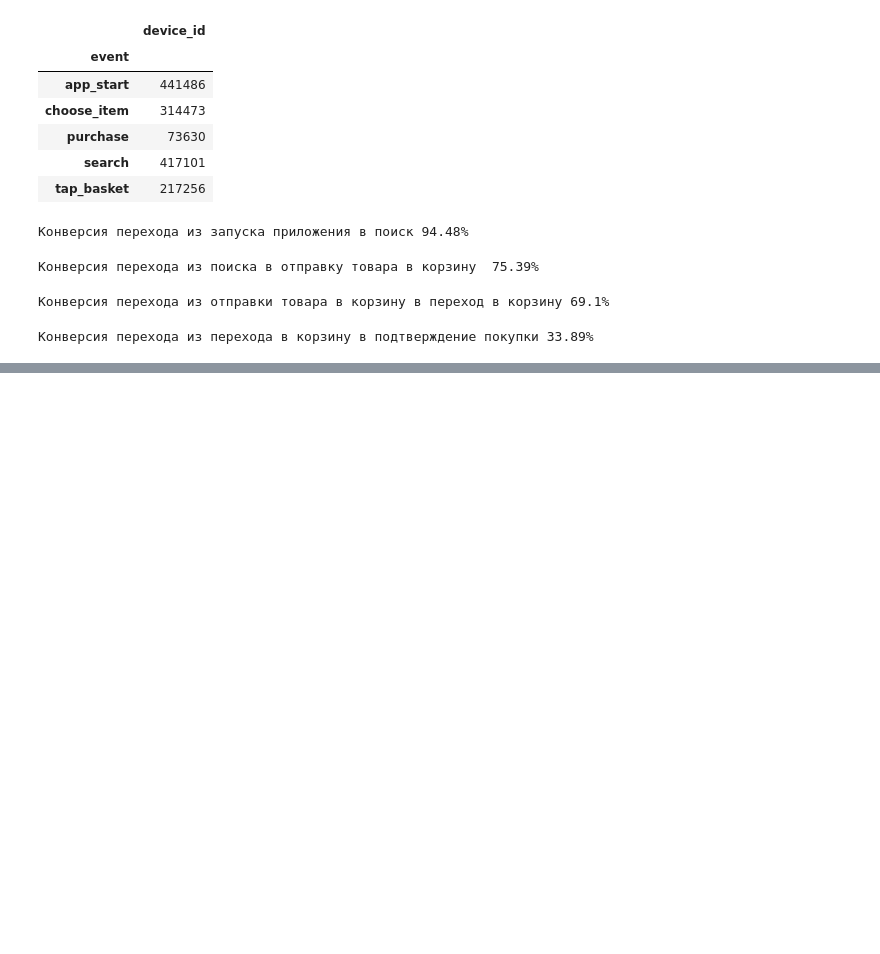
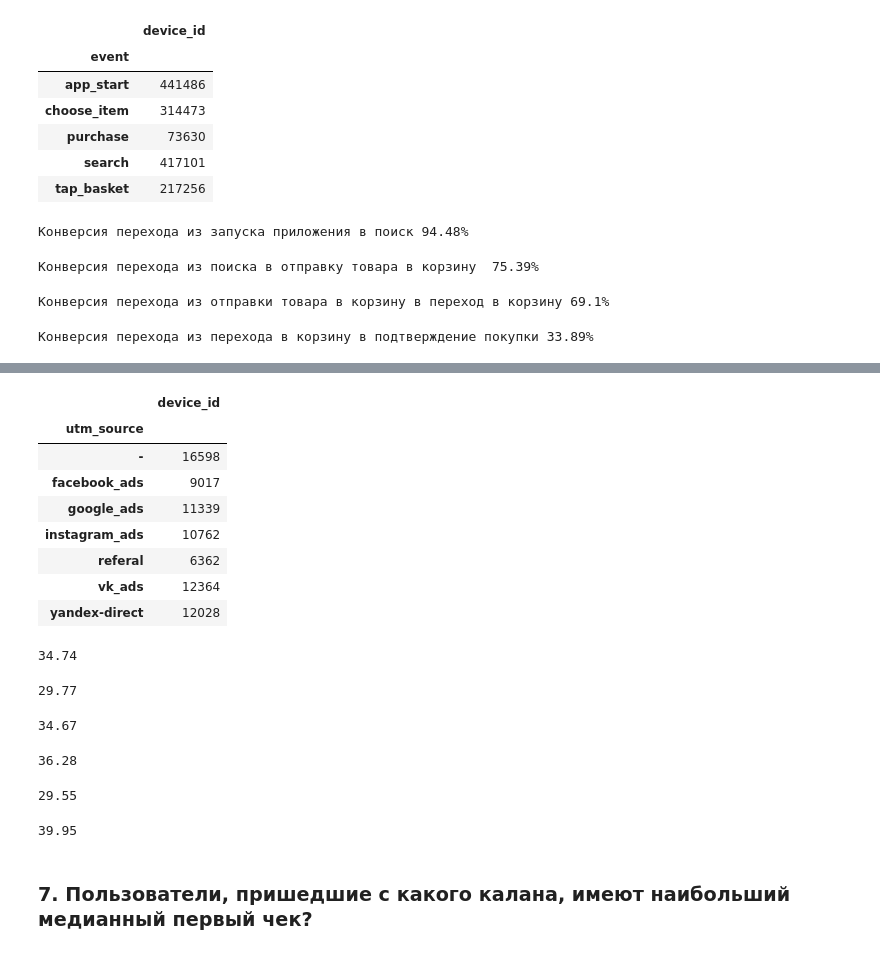
Before and after one commit to vasneva/user_behavior_analysis, a Jupyter notebook: user_behavior.ipynb, the cells around one changed output, grey strips where cells are left out. Cells and saved outputs as stored; diff of their text form; code cells hidden in the pictures; blank space fills up the shorter version.

```diff
--- a/user_behavior.ipynb
+++ b/user_behavior.ipynb
@@ -260,0 +277,41 @@ print(f'Конверсия перехода из перехода в корзи
+# %%
+purchsed_users = full_data[full_data['event'] == 'purchase'] \
+        .groupby(['device_id','utm_source'], as_index=False).agg({'date':'min'}) \
+        .groupby('utm_source').agg({'device_id':'nunique'})
+purchsed_users
+# %% [output]
+|  | device_id |
+| utm_source |  |
+| - | 16598 |
+| facebook_ads | 9017 |
+| google_ads | 11339 |
+| instagram_ads | 10762 |
+| referal | 6362 |
+| vk_ads | 12364 |
+| yandex-direct | 12028 |
+# %%
+round(purchsed_users.loc['facebook_ads', 'device_id'] / first_start.loc['facebook_ads', 'device_id'] * 100, 2)
+# %% [output]
+34.74
+# %%
+round(purchsed_users.loc['google_ads', 'device_id'] / first_start.loc['google_ads', 'device_id'] * 100, 2)
+# %% [output]
+29.77
+# %%
+round(purchsed_users.loc['instagram_ads', 'device_id'] / first_start.loc['instagram_ads', 'device_id'] * 100, 2)
+# %% [output]
+34.67
+# %%
+round(purchsed_users.loc['vk_ads', 'device_id'] / first_start.loc['vk_ads', 'device_id'] * 100, 2)
+# %% [output]
+36.28
+# %%
+round(purchsed_users.loc['yandex-direct', 'device_id'] / first_start.loc['yandex-direct', 'device_id'] * 100, 2)
+# %% [output]
+29.55
+# %%
+round(purchsed_users.loc['referal', 'device_id'] / first_start.loc['referal', 'device_id'] * 100, 2)
+# %% [output]
+39.95
+# %% [markdown]
+### 7. Пользователи, пришедшие с какого калана, имеют наибольший медианный первый чек?
```
Also changed, not shown: parts of 17 cells of this notebook.
